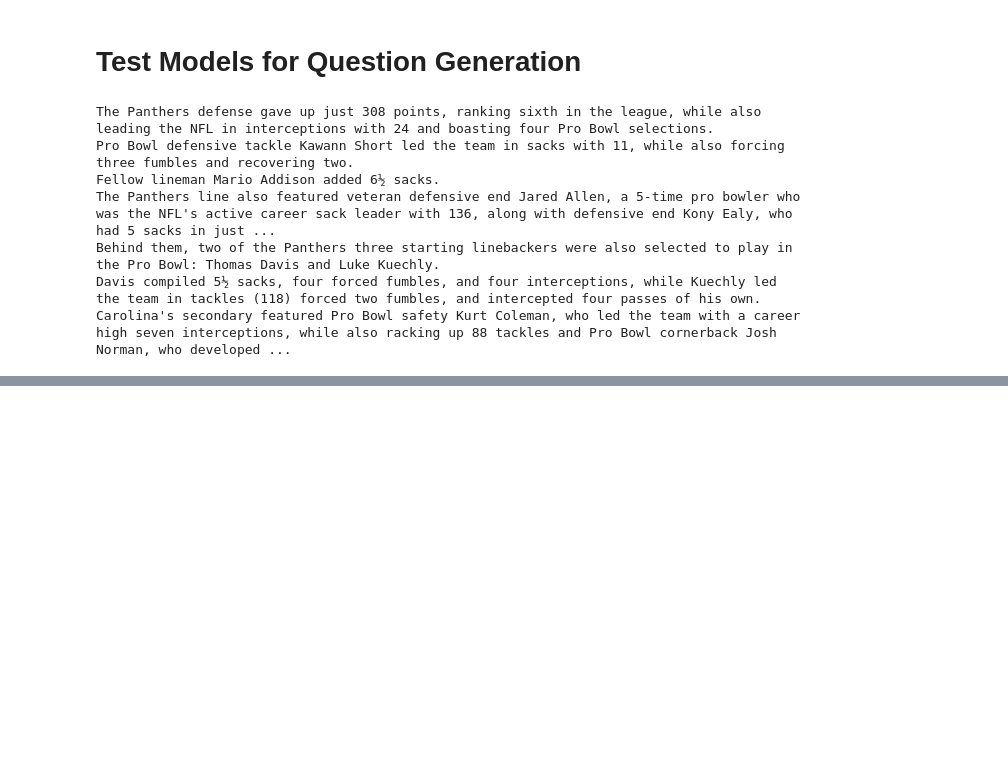
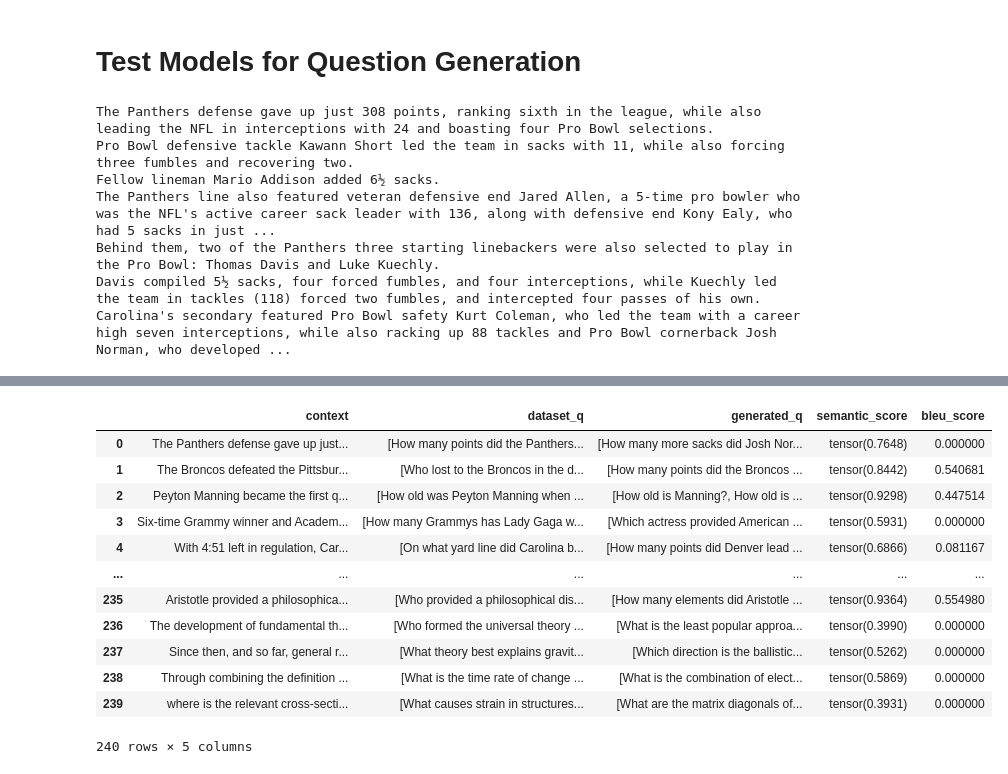
Before and after one commit to BrennanTibbetts/Q-A-5525, a Jupyter notebook: question_generation/question_generator_en.ipynb, the cells around one changed output, grey strips where cells are left out. Drawn from its saved outputs; the diff is of its cells as text; code cells hidden in the pictures; blank space fills up the shorter version.

Commit message:
Evaluated question generator model

```diff
--- a/question_generation/question_generator_en.ipynb
+++ b/question_generation/question_generator_en.ipynb
@@ -17,3 +20,7 @@ from sentence_transformers import SentenceTransformer, util
+# %%
+semantic_model = SentenceTransformer('all-MiniLM-L6-v2')
+tokenizer = AutoTokenizer.from_pretrained("voidful/context-only-question-generator")
+generator_model = AutoModelForSeq2SeqLM.from_pretrained("voidful/context-only-question-generator")
 # %%
 def readable_print(text):
     # Replace each period with a period followed by a newline character
@@ -46,7 +53,7 @@ def semantic_comparison(model, generated_questions: list[str], dataset_questions
 
     semantic_similarities = util.pytorch_cos_sim(generated_embeddings, dataset_embeddings)
 
-    return semantic_similarities.max(dim=1).values.mean()
+    return semantic_similarities.max(dim=1).values.mean().item()
 
 
 def bleu_comparison(generated_questions: list[str], dataset_questions: list[str]):
@@ -62,6 +69,9 @@ def bleu_comparison(generated_questions: list[str], dataset_questions: list[str]
         ref_questions = [word_tokenize(ref_q.lower()) for ref_q in dataset_questions]
 
         bleu_score = sentence_bleu(ref_questions, generated_question)
+
+        bleu_score = bleu_score if bleu_score >= .00001 else 0
+
         bleu_scores.append(bleu_score)
 
 
@@ -172,8 +165,0 @@ Consider using lower n-gram order or use SmoothingFunction()
-# %%
-for context in list(cq_pairs.keys())[20:22]:
-    readable_print(context)
-    # input_ids = tokenizer(context, return_tensors="pt").input_ids
-    # outputs = model.generate(input_ids, max_new_tokens=50)
-    # questions = tokenizer.decode(outputs[0], skip_special_tokens=True)
-    # print(questions)
-    # print("\n")
@@ -186,0 +168,20 @@ For example, integers can be represented in binary notation, and graphs can be e
+# %%
+score_dfs = []
+
+for context in list(cq_pairs.keys()):
+    dataset_q = cq_pairs[context]
+    generated_q = generate_questions(generator_model, tokenizer, context)
+    semantic_score = semantic_comparison(semantic_model, generated_q, dataset_q)
+    bleu_score = bleu_comparison(generated_q, dataset_q)
+
+    df = pd.DataFrame({
+        "context": [context],
+        "dataset_q": [dataset_q],
+        "generated_q": [generated_q],
+        "semantic_score": [semantic_score],
+        "bleu_score": [bleu_score]
+    })
+
+    score_dfs.append(df)
+
+score_df = pd.concat(score_dfs, axis=0)
@@ -186,0 +204,17 @@ For example, integers can be represented in binary notation, and graphs can be e
+# %%
+score_df.reset_index(drop=True, inplace=True)
+score_df
+# %% [output]
+|  | context | dataset_q | generated_q | semantic_score | bleu_score |
+| 0 | The Panthers defense gave up just... | [How many points did the Panthers... | [How many more sacks did Josh Nor... | tensor(0.7648) | 0.000000 |
+| 1 | The Broncos defeated the Pittsbur... | [Who lost to the Broncos in the d... | [How many points did the Broncos ... | tensor(0.8442) | 0.540681 |
+| 2 | Peyton Manning became the first q... | [How old was Peyton Manning when ... | [How old is Manning?, How old is ... | tensor(0.9298) | 0.447514 |
+| 3 | Six-time Grammy winner and Academ... | [How many Grammys has Lady Gaga w... | [Which actress provided American ... | tensor(0.5931) | 0.000000 |
+| 4 | With 4:51 left in regulation, Car... | [On what yard line did Carolina b... | [How many points did Denver lead ... | tensor(0.6866) | 0.081167 |
+| ... | ... | ... | ... | ... | ... |
+| 235 | Aristotle provided a philosophica... | [Who provided a philosophical dis... | [How many elements did Aristotle ... | tensor(0.9364) | 0.554980 |
+| 236 | The development of fundamental th... | [Who formed the universal theory ... | [What is the least popular approa... | tensor(0.3990) | 0.000000 |
+| 237 | Since then, and so far, general r... | [What theory best explains gravit... | [Which direction is the ballistic... | tensor(0.5262) | 0.000000 |
+| 238 | Through combining the definition ... | [What is the time rate of change ... | [What is the combination of elect... | tensor(0.5869) | 0.000000 |
+| 239 | where is the relevant cross-secti... | [What causes strain in structures... | [What are the matrix diagonals of... | tensor(0.3931) | 0.000000 |
+240 rows × 5 columns
```
Also changed, not shown: parts of 13 cells of this notebook.
